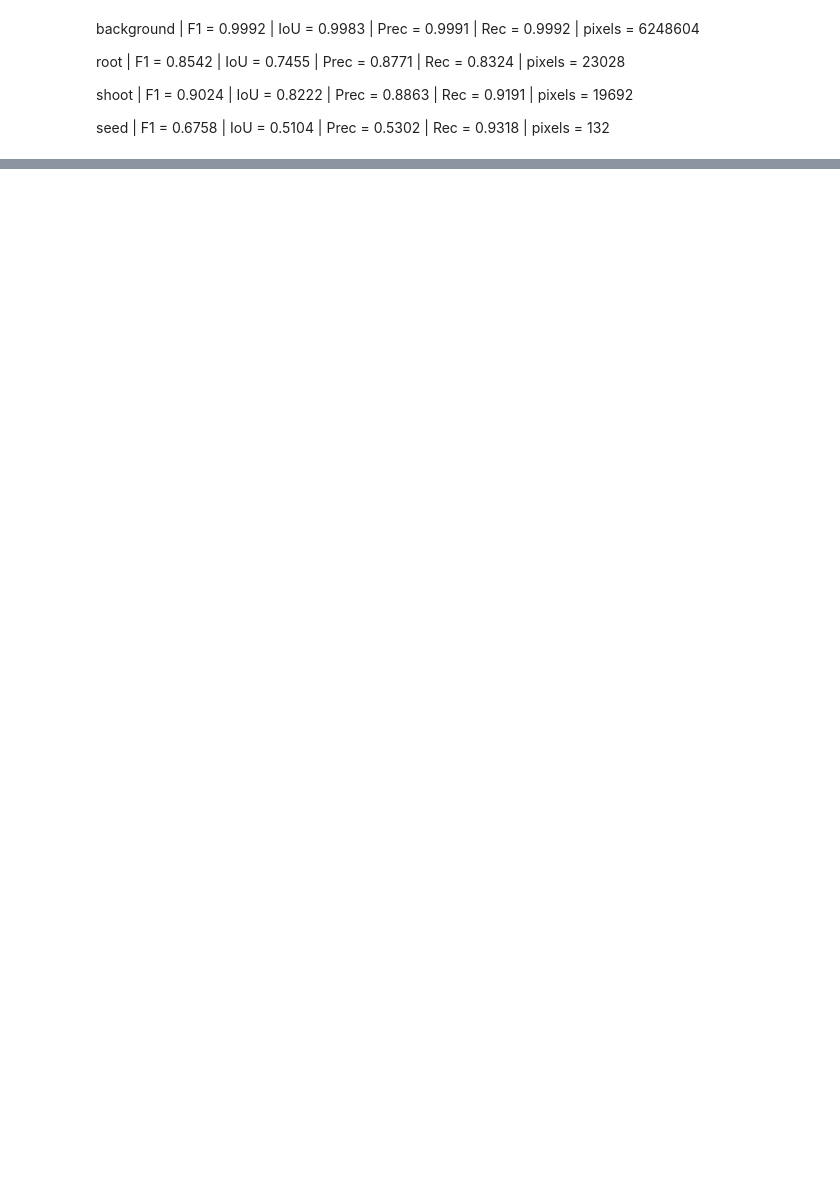
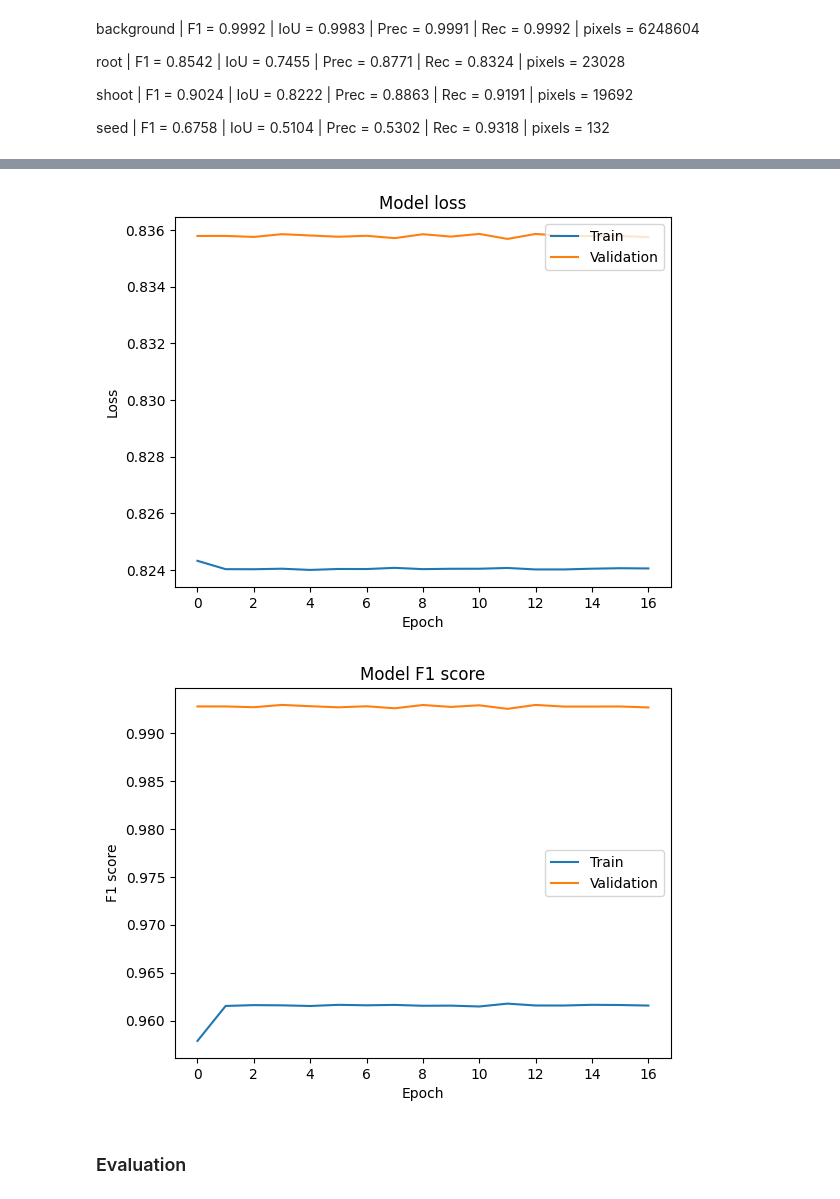
Before and after one commit to MaciejCzerniak243552/ot2-rl-243552-maciej, a Jupyter notebook: Task_5/task_5.ipynb, the cells around one changed output, grey strips where cells are left out. Saved outputs shown, nothing was run; the diff lists cells and outputs as text; code cells hidden in the pictures; blank space fills up the shorter version.

```diff
--- a/Task_5/task_5.ipynb
+++ b/Task_5/task_5.ipynb
@@ -1992,0 +2080,7 @@ seed        | F1 = 0.6758 | IoU = 0.5104 | Prec = 0.5302 | Rec = 0.9318 | pixels
+# %%
+patch_size = 256
+batch_size = 16
+n_classes = 4
+# %%
+train_gen, t_img, t_masks = custom_generator('train', batch_size=16, target_size=(patch_size,patch_size), augment=True)
+val_gen, v_img, v_masks  = custom_generator('val', batch_size=16, target_size=(patch_size,patch_size), augment=False)
@@ -1992,0 +2240,13 @@ seed        | F1 = 0.6758 | IoU = 0.5104 | Prec = 0.5302 | Rec = 0.9318 | pixels
+# %%
+model = multiclass_unet_model(config.patch_size, config.patch_size, 3, config.n_classes)
+model.compile(optimizer='adam', loss=dice_loss, metrics=[f1]) # changed
+model.summary()
+
+cb = EarlyStopping(monitor='val_loss',
+                   patience=5,
+                   restore_best_weights='True',
+                   mode='min')
+
+checkpoint = ModelCheckpoint(filepath='maciej_czerniak_243552_multiclass_unet_model_patchsize256px_dice_coef_multiclass.h5',
+                             monitor='val_loss',
+                             save_best_only=True)
@@ -1992,0 +2271,13 @@ seed        | F1 = 0.6758 | IoU = 0.5104 | Prec = 0.5302 | Rec = 0.9318 | pixels
+# %%
+history_4 = model.fit(
+    train_gen,
+    steps_per_epoch=t_img//config.batch_size,
+    epochs=config.epoch,
+    batch_size=config.batch_size,
+    validation_data = val_gen,
+    validation_steps = v_img//config.batch_size,
+    callbacks=[cb, checkpoint,
+               WandbMetricsLogger(log_freq=5),
+               WandbModelCheckpoint("models")]
+)
+wandb.finish()
@@ -1992,0 +2311,8 @@ seed        | F1 = 0.6758 | IoU = 0.5104 | Prec = 0.5302 | Rec = 0.9318 | pixels
+# %%
+plot_loss(history_4.history['loss'], history_4.history['val_loss'])
+plot_f1(history_4)
+# %% [output]
+[figure, added]
+[figure, added]
+# %% [markdown]
+### Evaluation
```
Also changed, not shown: parts of 27 cells of this notebook, 6 other files.
